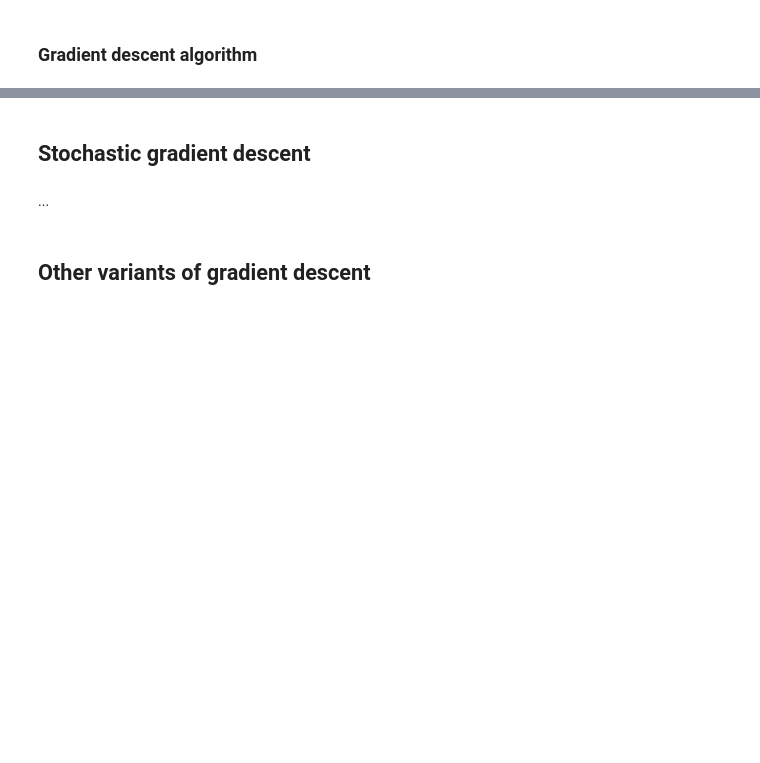
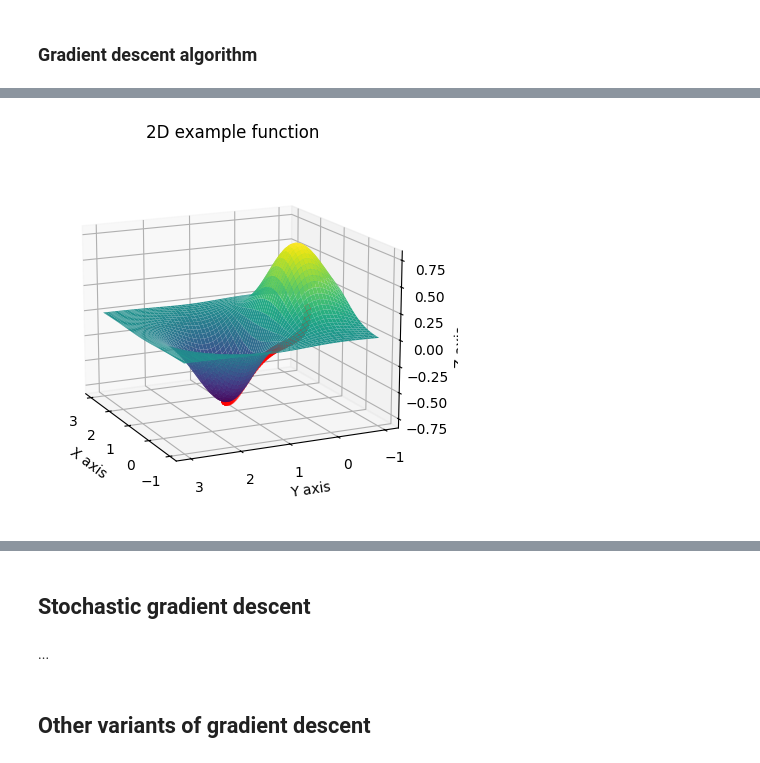
Before and after one commit to JimmyCalvoMonge/appmathpython, a Jupyter notebook: src/optimization/gradient_descent.ipynb, the cells around one changed output, grey strips where cells are left out. Drawn from its saved outputs; the diff is of its cells as text; code cells hidden in the pictures; blank space fills up the shorter version.

```diff
--- a/src/optimization/gradient_descent.ipynb
+++ b/src/optimization/gradient_descent.ipynb
@@ -51,0 +322,8 @@ formed by the partial derivatives of $f(x)$. In $n=1$ dimensions, this is just t
+# %%
+def my_gradient2(xx):
+    x = xx[0]
+    y = xx[1]
+    return np.array([
+        2*(x-1)*(np.exp(-((x-1)**2 + (y-1)**2)) - np.exp(-((x-1)**2 + (y-0)**2))),
+        2*(y-1)*np.exp(-((x-1)**2 + (y-1)**2)) - 2*y*np.exp(-((x-1)**2 + (y-0)**2))
+    ])
@@ -51,0 +370,33 @@ formed by the partial derivatives of $f(x)$. In $n=1$ dimensions, this is just t
+# %%
+# Let's plot these values:
+
+# Generate the data
+x = np.linspace(-1, 3, 400)
+y = np.linspace(-1, 3, 400)
+x, y = np.meshgrid(x, y)
+z = my_func2(x, y)
+
+# Create the plot
+fig = plt.figure()
+ax = fig.add_subplot(111, projection='3d')
+ax.plot_surface(x, y, z, cmap='viridis')
+
+seq_vals2_x = [val[0] for val in seq_vals2]
+seq_vals2_y = [val[1] for val in seq_vals2]
+seq_vals2_z = [my_func2(val[0], val[1]) for val in seq_vals2]
+
+ax.scatter(seq_vals2_x, seq_vals2_y, seq_vals2_z, c='r', marker='o')
+
+# Labels
+ax.set_xlabel('X axis')
+ax.set_ylabel('Y axis')
+ax.set_zlabel('Z axis')
+ax.set_title("2D example function")
+
+# Rotate the plot
+ax.view_init(elev=15, azim=155)  # Adjust the elevation and azimuthal angles as needed
+
+# Show the plot
+plt.show()
+# %% [output]
+[figure, added]
```
Also changed, not shown: parts of 28 cells of this notebook, 2 other files.
